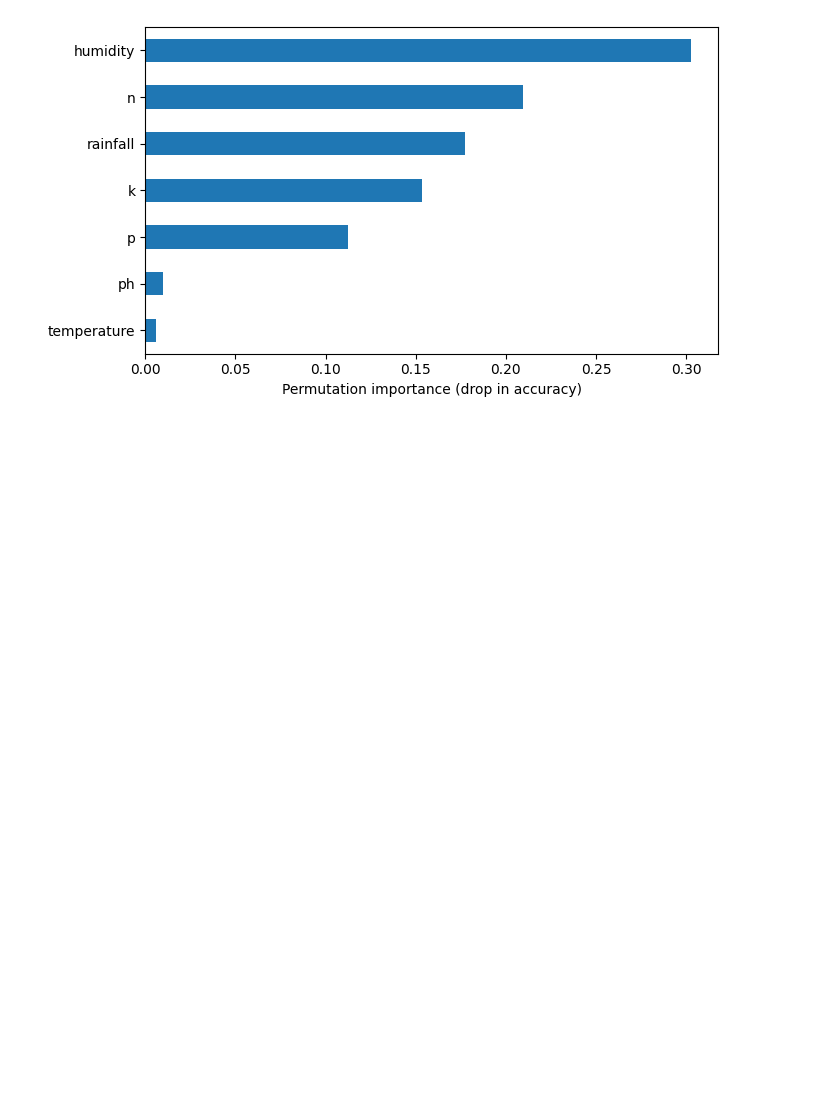
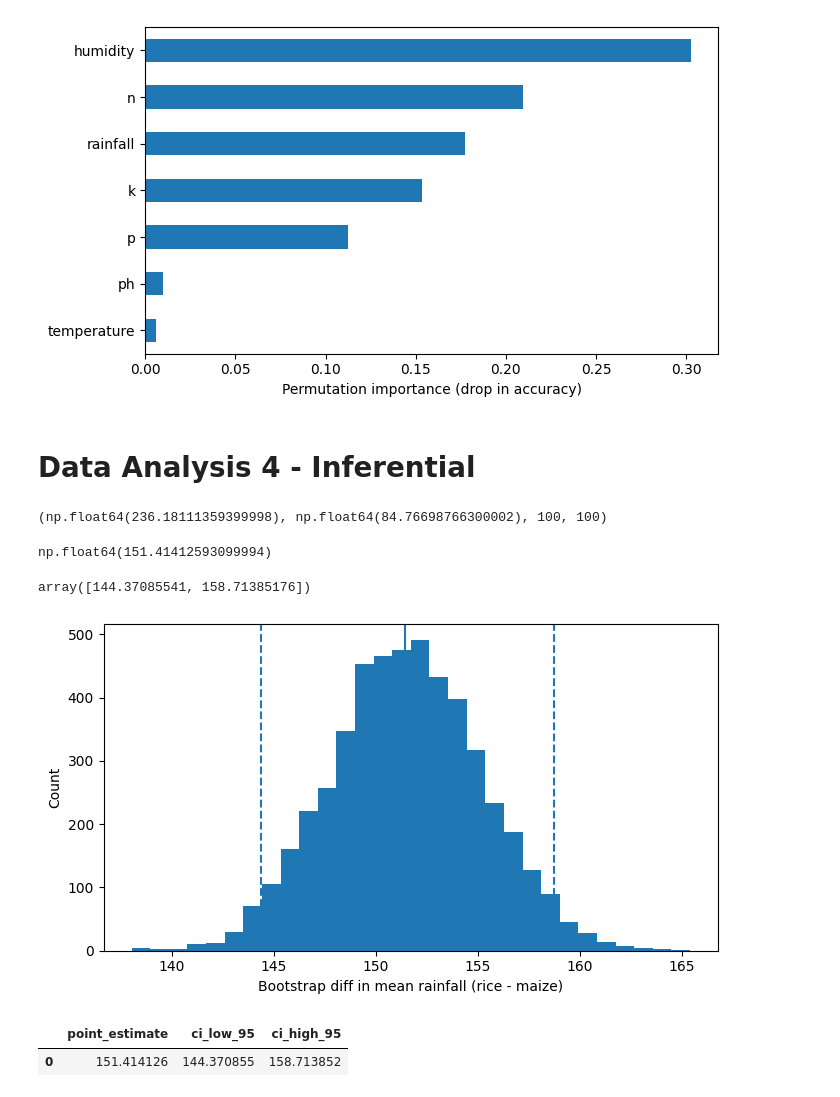
Before and after one commit to psubedicsu/Final-Project---608, a Jupyter notebook: Final_Project.ipynb, the cells around one changed output. Saved outputs shown, nothing was run; the diff lists cells and outputs as text; code cells hidden in the pictures; blank space fills up the shorter version.

Commit message:
Data Analysis 4 - Inferential

```diff
--- a/Final_Project.ipynb
+++ b/Final_Project.ipynb
@@ -313,3 +313,55 @@ plt.tight_layout()
 plt.show()
 # %% [output]
 [figure]
+# %% [markdown]
+# Data Analysis 4 - Inferential
+# %%
+import numpy as np
+a = df[df["label"]=="rice"]["rainfall"].to_numpy()
+b = df[df["label"]=="maize"]["rainfall"].to_numpy()
+
+a.mean(), b.mean(), len(a), len(b)
+# %% [output]
+(np.float64(236.18111359399998), np.float64(84.76698766300002), 100, 100)
+# %%
+diff_hat = a.mean() - b.mean()
+diff_hat
+# %% [output]
+np.float64(151.41412593099994)
+# %%
+rng = np.random.default_rng(42)
+B = 5000
+
+boot = np.array([
+    rng.choice(a, size=len(a), replace=True).mean() -
+    rng.choice(b, size=len(b), replace=True).mean()
+    for _ in range(B)
+])
+
+ci = np.percentile(boot, [2.5, 97.5])
+ci
+# %% [output]
+array([144.37085541, 158.71385176])
+# %%
+plt.figure(figsize=(7,4))
+plt.hist(boot, bins=30)
+plt.axvline(diff_hat)
+plt.axvline(ci[0], linestyle="--")
+plt.axvline(ci[1], linestyle="--")
+plt.xlabel("Bootstrap diff in mean rainfall (rice - maize)")
+plt.ylabel("Count")
+plt.tight_layout()
+plt.show()
+# %% [output]
+[figure, added]
+# %%
+import pandas as pd
+
+pd.DataFrame({
+    "point_estimate": [diff_hat],
+    "ci_low_95": [ci[0]],
+    "ci_high_95": [ci[1]]
+})
+# %% [output]
+|  | point_estimate | ci_low_95 | ci_high_95 |
+| 0 | 151.414126 | 144.370855 | 158.713852 |
```
Also changed, not shown: parts of 1 cell of this notebook.
